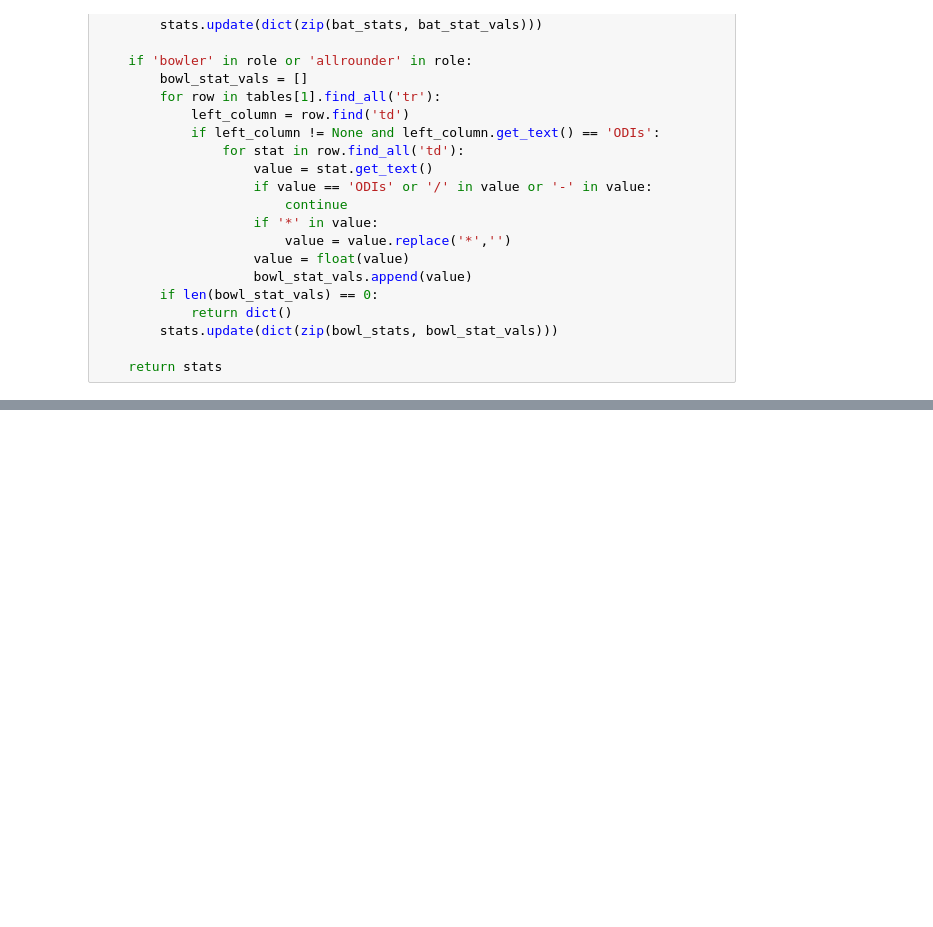
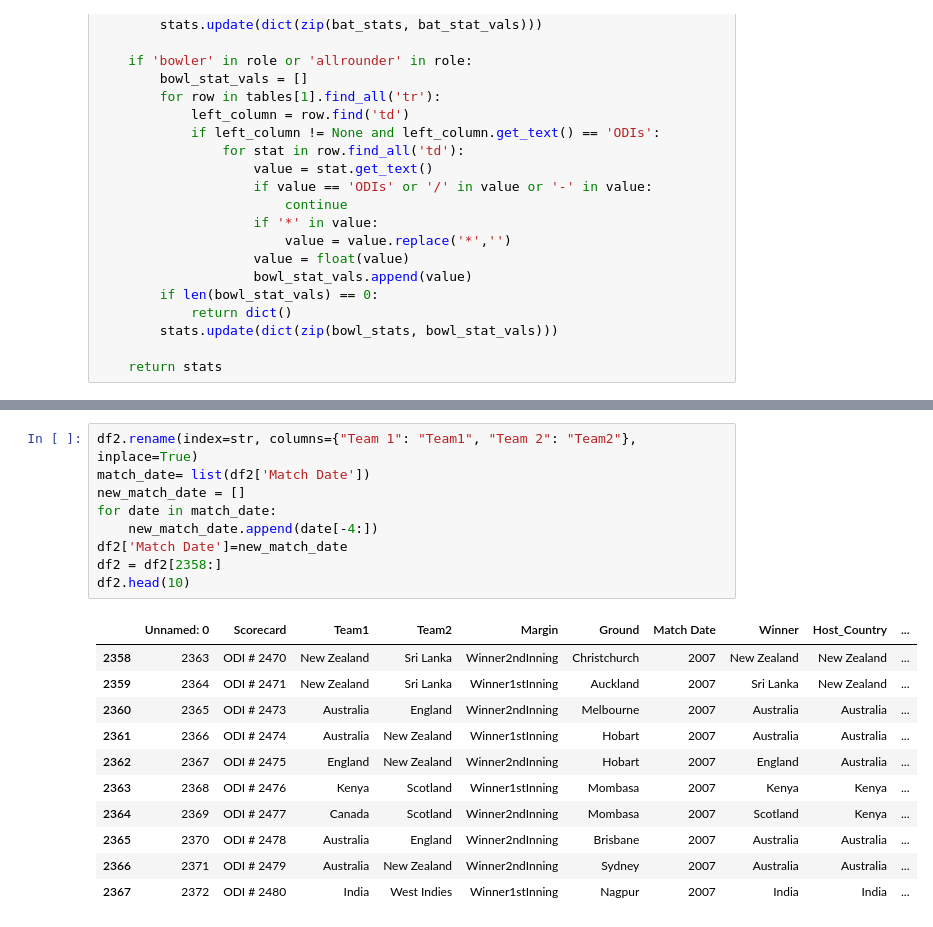
Before and after one commit to caseyhuhu/EE460J-Project, a Jupyter notebook: Cricinfo Scraper.ipynb, the cells around one changed output, grey strips where cells are left out. Drawn from its saved outputs; the diff is of its cells as text; blank space fills up the shorter version.

```diff
--- a/Cricinfo Scraper.ipynb
+++ b/Cricinfo Scraper.ipynb
@@ -288,0 +303,21 @@ print(my_stats2)
+# %%
+df2.rename(index=str, columns={"Team 1": "Team1", "Team 2": "Team2"}, inplace=True)
+match_date= list(df2['Match Date'])
+new_match_date = []
+for date in match_date:
+    new_match_date.append(date[-4:])
+df2['Match Date']=new_match_date
+df2 = df2[2358:]
+df2.head(10)
+# %% [output]
+|  | Unnamed: 0 | Scorecard | Team1 | Team2 | Margin | Ground | Match Date | Winner | Host_Country | ... |
+| 2358 | 2363 | ODI # 2470 | New Zealand | Sri Lanka | Winner2ndInning | Christchurch | 2007 | New Zealand | New Zealand | ... |
+| 2359 | 2364 | ODI # 2471 | New Zealand | Sri Lanka | Winner1stInning | Auckland | 2007 | Sri Lanka | New Zealand | ... |
+| 2360 | 2365 | ODI # 2473 | Australia | England | Winner2ndInning | Melbourne | 2007 | Australia | Australia | ... |
+| 2361 | 2366 | ODI # 2474 | Australia | New Zealand | Winner1stInning | Hobart | 2007 | Australia | Australia | ... |
+| 2362 | 2367 | ODI # 2475 | England | New Zealand | Winner2ndInning | Hobart | 2007 | England | Australia | ... |
+| 2363 | 2368 | ODI # 2476 | Kenya | Scotland | Winner1stInning | Mombasa | 2007 | Kenya | Kenya | ... |
+| 2364 | 2369 | ODI # 2477 | Canada | Scotland | Winner2ndInning | Mombasa | 2007 | Scotland | Kenya | ... |
+| 2365 | 2370 | ODI # 2478 | Australia | England | Winner2ndInning | Brisbane | 2007 | Australia | Australia | ... |
+| 2366 | 2371 | ODI # 2479 | Australia | New Zealand | Winner2ndInning | Sydney | 2007 | Australia | Australia | ... |
+| 2367 | 2372 | ODI # 2480 | India | West Indies | Winner1stInning | Nagpur | 2007 | India | India | ... |
```
Also changed, not shown: parts of 14 cells of this notebook.
